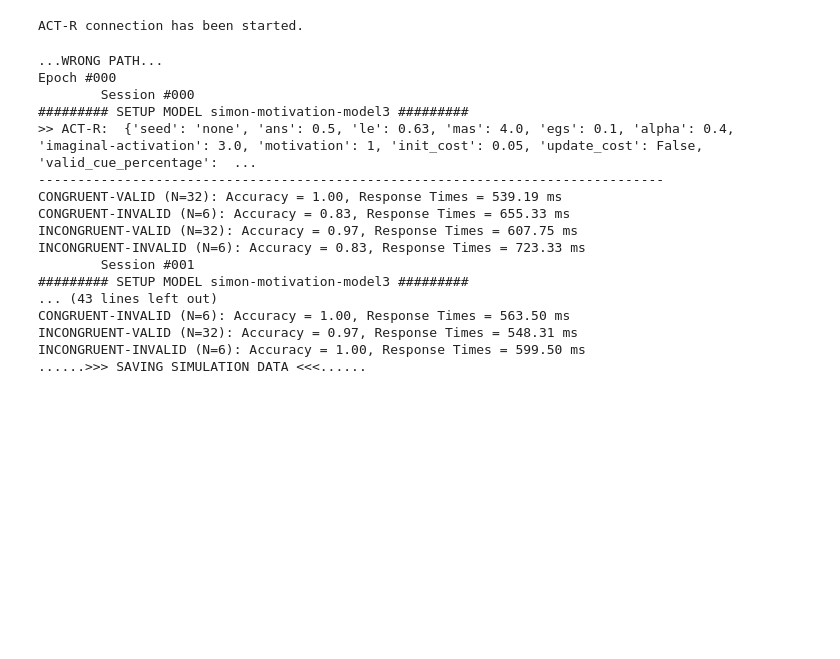
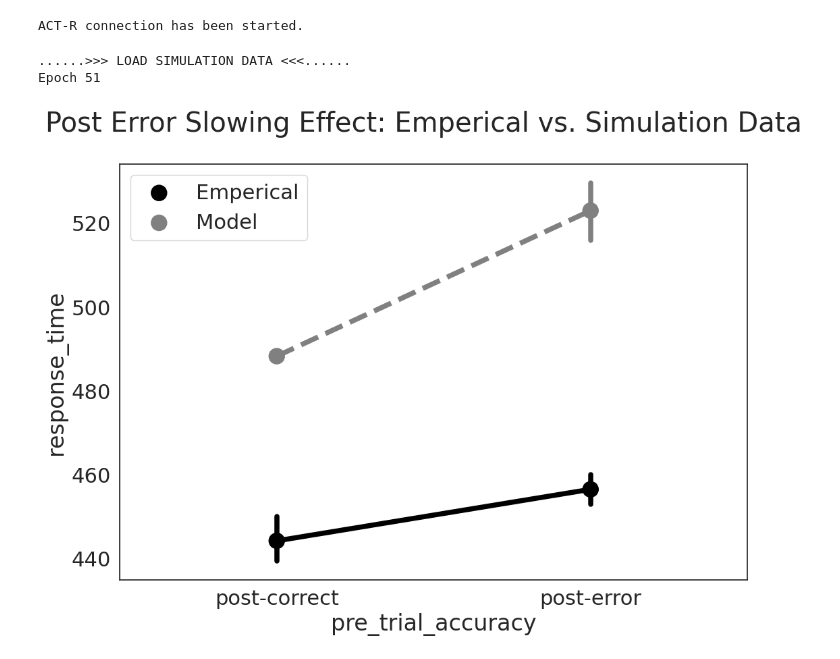
Before and after one commit to yangyuxue2333/ACTR-Simon-Re, a Jupyter notebook: analysis/test_post_error.ipynb, the cells around one changed output. Cells and saved outputs as stored; diff of their text form; code cells hidden in the pictures; blank space fills up the shorter version.

Commit message:
init commit

```diff
--- a/analysis/test_post_error.ipynb
+++ b/analysis/test_post_error.ipynb
@@ -23,21 +17,7 @@ df_bokesem_post = pd.DataFrame({'interval':(1,2,3,4,5,6,7),
 # %%
-param_set={'valid_cue_percentage':0.8, 'n_trials':20, 'seed':'none'}
-df_model, df_param= run_simulation(log='post_effect_', n_simulation=1, n_session=7, param_set=param_set)
+param_set={'valid_cue_percentage':0.8, 'n_trials':20, 'dat':0.04}
+df_model, df_param= run_simulation(log='post_effect_s50_', n_simulation=2, n_session=7, param_set=param_set)
+print('Epoch', df_model['epoch'].max())
 # %% [output]
-...WRONG PATH...
-Epoch #000
-        Session #000
-######### SETUP MODEL simon-motivation-model3 #########
->> ACT-R:  {'seed': 'none', 'ans': 0.5, 'le': 0.63, 'mas': 4.0, 'egs': 0.1, 'alpha': 0.4, 'imaginal-activation': 3.0, 'motivation': 1, 'init_cost': 0.05, 'update_cost': False, 'valid_cue_percentage':  ...
---------------------------------------------------------------------------------
-CONGRUENT-VALID (N=32): Accuracy = 1.00, Response Times = 539.19 ms
-CONGRUENT-INVALID (N=6): Accuracy = 0.83, Response Times = 655.33 ms
-INCONGRUENT-VALID (N=32): Accuracy = 0.97, Response Times = 607.75 ms
-INCONGRUENT-INVALID (N=6): Accuracy = 0.83, Response Times = 723.33 ms
-        Session #001
-######### SETUP MODEL simon-motivation-model3 #########
-... (43 lines left out)
-CONGRUENT-INVALID (N=6): Accuracy = 1.00, Response Times = 563.50 ms
-INCONGRUENT-VALID (N=32): Accuracy = 0.97, Response Times = 548.31 ms
-INCONGRUENT-INVALID (N=6): Accuracy = 1.00, Response Times = 599.50 ms
-......>>> SAVING SIMULATION DATA <<<......
+......>>> LOAD SIMULATION DATA <<<......
+Epoch 51
@@ -44,5 +30,14 @@ INCONGRUENT-INVALID (N=6): Accuracy = 1.00, Response Times = 599.50 ms
 # %%
 df_model['response_time'] = df_model['response_time'] * 1000
+# %%
+fig, ax = plt.subplots(1, figsize=(12,8))
+fig.suptitle('Post Error Slowing Effect: Emperical vs. Simulation Data')
+sns.pointplot(data=df_bokesem_post, x='pre_trial_accuracy', y='response_time', order=['post-correct', 'post-error'], color='black', linestyles='-', join=True, label='Emperical', ax=ax)
+sns.pointplot(data=df_model, x='pre_trial_accuracy', y='response_time', order=['post-correct', 'post-error'], color='gray', linestyles='--', label='Model', ax=ax)
+ax.legend()
+plt.show()
+# %% [output]
+[figure, added]
 # %%
 fig, axes = plt.subplots(1,2, figsize=(20,10))
 fig.suptitle('Post Error Slowing Effect: Emperical vs. Simulation Data')
```
Also changed, not shown: parts of 7 cells of this notebook, 4 other files.
